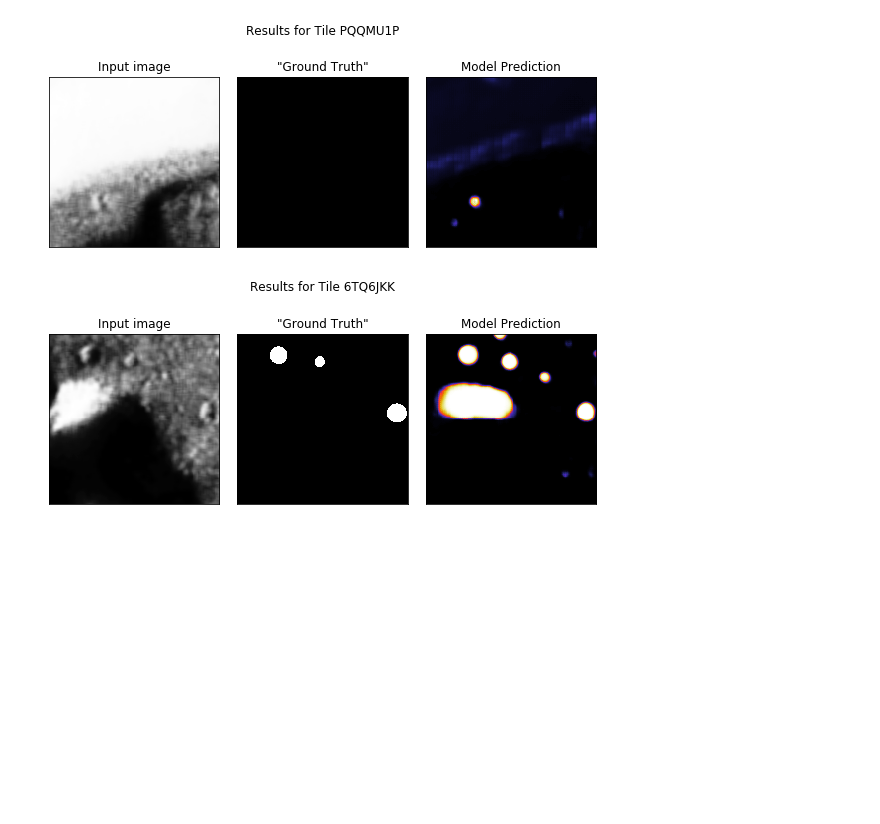
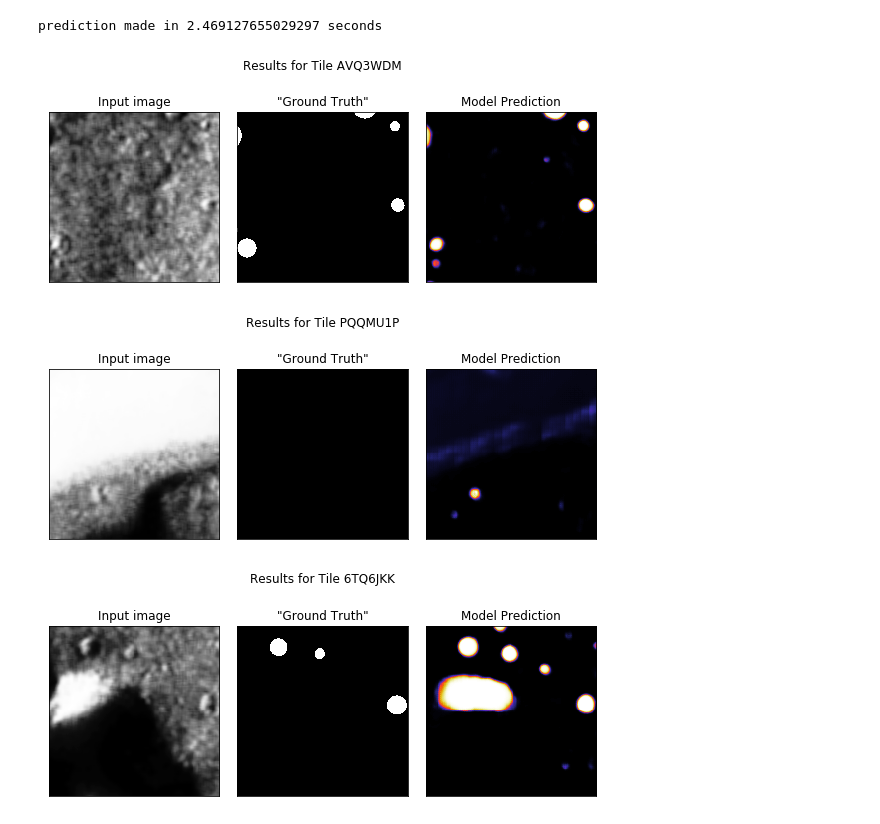
Before and after one commit to AlliedToasters/craters, a Jupyter notebook: inspect_predictions.ipynb, the cells around one changed output. Drawn from its saved outputs; the diff is of its cells as text; code cells hidden in the pictures; blank space fills up the shorter version.

Commit message:
add prediction inspection notebook

```diff
--- a/inspect_predictions.ipynb
+++ b/inspect_predictions.ipynb
@@ -8 +12,5 @@ import os
+# %%
+unet = load_model('./models/unet_model.h5')
+savepath = './tiles/predictions/'
+source_path = './tiles/keras_folders/'
 # %%
@@ -23,6 +81,16 @@ def inspect_prediction(id_no):
     plt.tight_layout()
     plt.show()
     return
+# %%
+test_files = os.listdir(source_path+'test/')
+id_no = test_files[0][:-4]
+t1 = time.time()
+pred1 = make_prediction(id_no)
+print('prediction made in {} seconds'.format(time.time()-t1))
+inspect_prediction(pred1, id_no)
+# %% [output]
+prediction made in 2.469127655029297 seconds
+[figure, added]
 # %%
 path = './tiles/predictions/'
 files = os.listdir(path)
```
Also changed, not shown: parts of 6 cells of this notebook.
